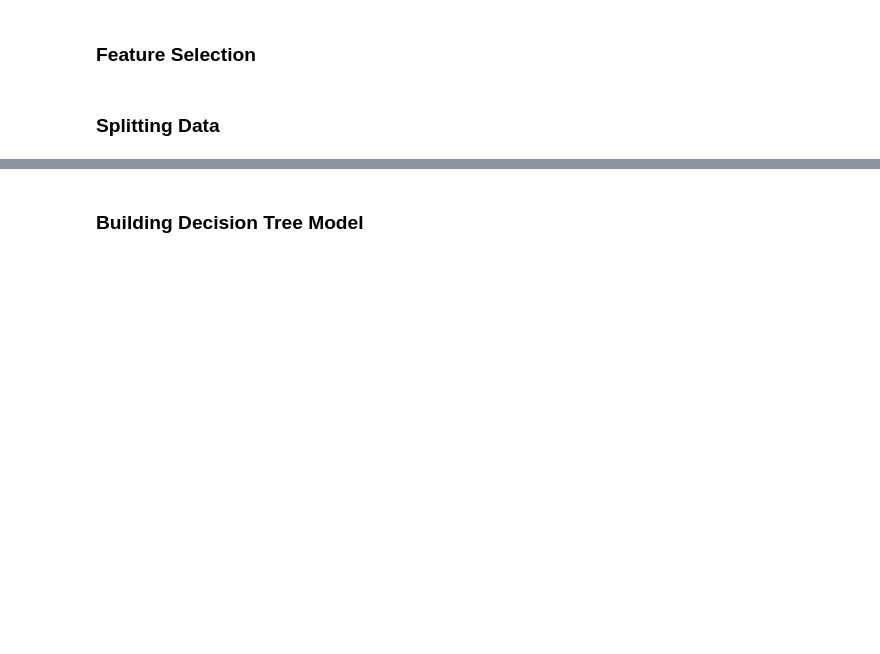
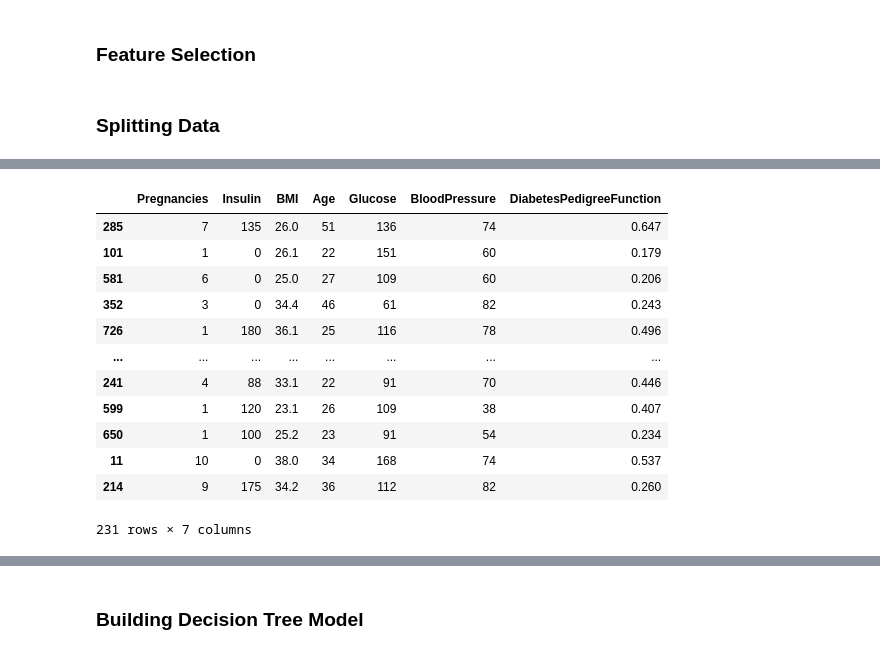
Before and after one commit to SajidMajeed92/UGD-Machine-Learning, a Jupyter notebook: Decision Tree/Decision_tree.ipynb, the cells around one changed output, grey strips where cells are left out. Drawn from its saved outputs; the diff is of its cells as text; code cells hidden in the pictures; blank space fills up the shorter version.

```diff
--- a/Decision Tree/Decision_tree.ipynb
+++ b/Decision Tree/Decision_tree.ipynb
@@ -80,0 +97,16 @@ len(X_test)
+# %%
+X_test
+# %% [output]
+|  | Pregnancies | Insulin | BMI | Age | Glucose | BloodPressure | DiabetesPedigreeFunction |
+| 285 | 7 | 135 | 26.0 | 51 | 136 | 74 | 0.647 |
+| 101 | 1 | 0 | 26.1 | 22 | 151 | 60 | 0.179 |
+| 581 | 6 | 0 | 25.0 | 27 | 109 | 60 | 0.206 |
+| 352 | 3 | 0 | 34.4 | 46 | 61 | 82 | 0.243 |
+| 726 | 1 | 180 | 36.1 | 25 | 116 | 78 | 0.496 |
+| ... | ... | ... | ... | ... | ... | ... | ... |
+| 241 | 4 | 88 | 33.1 | 22 | 91 | 70 | 0.446 |
+| 599 | 1 | 120 | 23.1 | 26 | 109 | 38 | 0.407 |
+| 650 | 1 | 100 | 25.2 | 23 | 91 | 54 | 0.234 |
+| 11 | 10 | 0 | 38.0 | 34 | 168 | 74 | 0.537 |
+| 214 | 9 | 175 | 34.2 | 36 | 112 | 82 | 0.260 |
+231 rows × 7 columns
```
Also changed, not shown: parts of 7 cells of this notebook, 1 other file.
